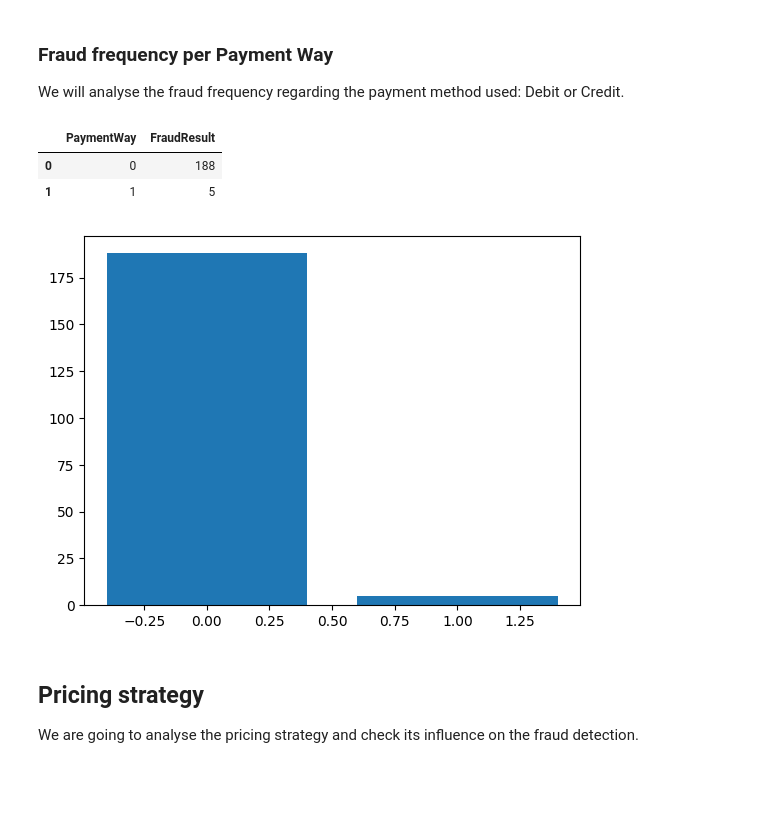
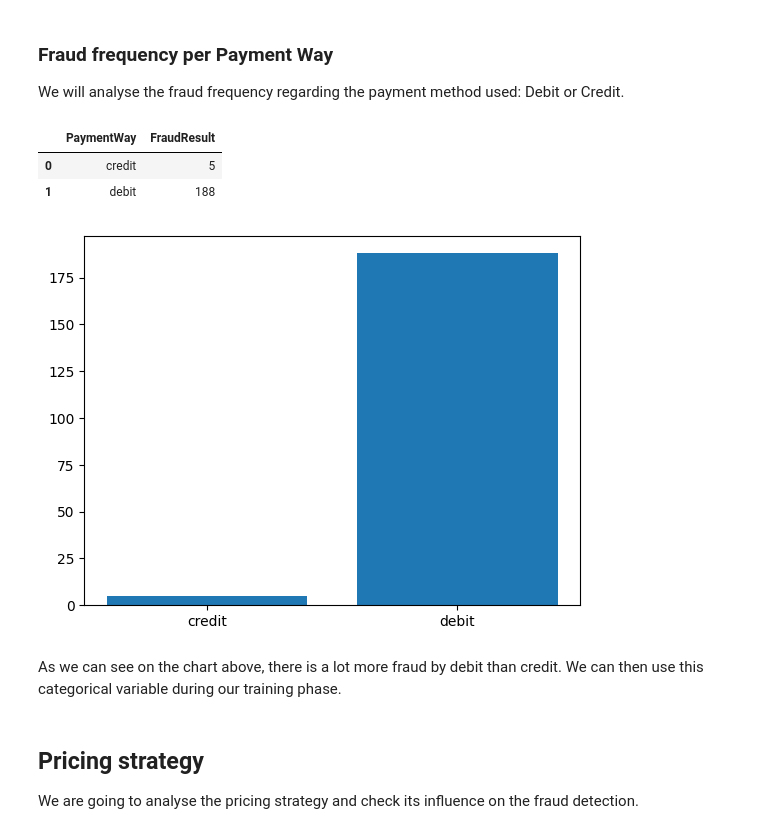
Before and after one commit to alex210501/AI5L-L1-FraudDetection, a Jupyter notebook: ml_project.ipynb, the cells around one changed output. Cells and saved outputs as stored; diff of their text form; code cells hidden in the pictures; blank space fills up the shorter version.

```diff
--- a/ml_project.ipynb
+++ b/ml_project.ipynb
@@ -411,24 +460,16 @@ def apply_payment_way(destination):
     # Get the payment information
     destination['PaymentWay'] = np.where(destination['Amount'] > 0, 'debit', 'credit')
 
-    kmeans = KMeans(n_clusters=2)
-
-    destination['PaymentWay'], _ = pd.factorize(destination['PaymentWay'])
-
-    # Get the cluster result
-    destination['ValueCluster'] = kmeans.fit_predict(destination.loc[:, ['Value', 'PaymentWay']])
-    destination['ValueCluster'] = destination['ValueCluster'].astype('category')
-
     # Remove the Amount columns
     destination.drop(columns=['Amount'], inplace=True)
 
     return destination
 # %%
 # Create an empty DataFrame
-PaymentInformation = training_data.loc[:, ['Amount', 'Value']].copy()
+payment_information = training_data.loc[:, ['Amount']].copy()
 
 # Apply the payment way function
-PaymentInformation = apply_payment_way(PaymentInformation)
+payment_information = apply_payment_way(payment_information)
 
-PaymentInformation.head()
+payment_information.head()
 # %% [output]
@@ -474,29 +488,31 @@ As we can see, the payment way does not affect the fraud violation.
 We will analyse the fraud frequency regarding the payment method used: Debit or Credit.
 # %%
 # Create DataFram with the month and fraud
-FraudPaymentWay = pd.DataFrame({
-    'PaymentWay': PaymentInformation['PaymentWay'],
+fraud_payment_way = pd.DataFrame({
+    'PaymentWay': payment_information['PaymentWay'],
     'FraudResult': training_data['FraudResult'],
 })
 
 
 # Group the dataframe by month
-FraudPerPaymentWay = FraudPaymentWay.groupby('PaymentWay').sum()
-FraudPerPaymentWay.reset_index(inplace=True)
+fraud_per_payment_way = fraud_payment_way.groupby('PaymentWay').sum()
+fraud_per_payment_way.reset_index(inplace=True)
 
-FraudPerPaymentWay.head(10)
+fraud_per_payment_way.head(10)
 # %% [output]
 |  | PaymentWay | FraudResult |
-| 0 | 0 | 188 |
-| 1 | 1 | 5 |
+| 0 | credit | 5 |
+| 1 | debit | 188 |
 # %%
 # Creating bar graph
-plt.bar(FraudPerPaymentWay['PaymentWay'], FraudPerPaymentWay['FraudResult'])
+plt.bar(fraud_per_payment_way['PaymentWay'], fraud_per_payment_way['FraudResult'])
 
 # Show plot
 plt.show()
 # %% [output]
-[figure, old version]
+[figure, new version]
+# %% [markdown]
+As we can see on the chart above, there is a lot more fraud by debit than credit. We can then use this categorical variable during our training phase.
 # %% [markdown]
 ## Pricing strategy
 
```
Also changed, not shown: parts of 73 cells of this notebook, 1 other file.
